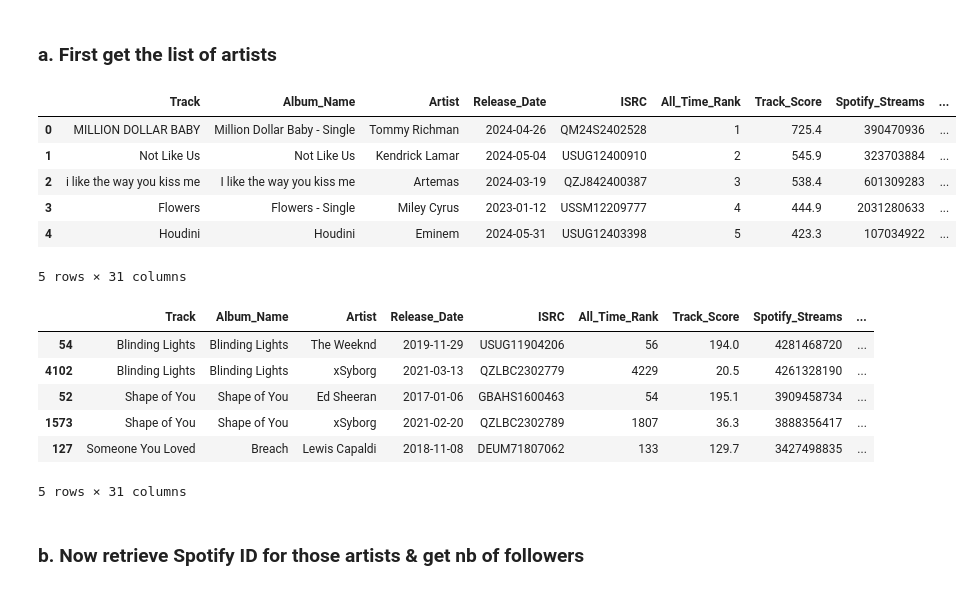
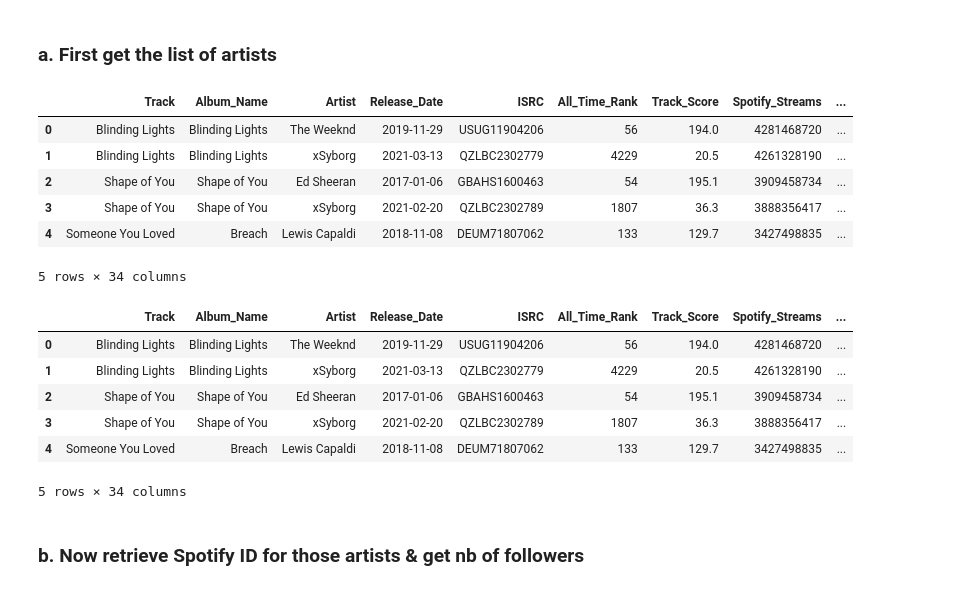
Before and after one commit to luciewparis/streamlit_spotify_project_ghl, a Jupyter notebook: notebooks/complete_2024_with_spotify_data.ipynb, the cells around one changed output. Drawn from its saved outputs; the diff is of its cells as text; code cells hidden in the pictures.

```diff
--- a/notebooks/complete_2024_with_spotify_data.ipynb
+++ b/notebooks/complete_2024_with_spotify_data.ipynb
@@ -55,28 +55,29 @@ headers = {
 # %% [markdown]
 ### a. First get the list of artists
 # %%
-filepath = os.path.join('..','inputs','2024_most_spotify_streamed_without_special_characters.csv')
+filepath = os.path.join('..','data','2024_spotify_without_spe_followers.csv')
 df = pd.read_csv(filepath)
+df = df.drop('Unnamed: 0', axis=1)
 df.head()
 # %% [output]
 |  | Track | Album_Name | Artist | Release_Date | ISRC | All_Time_Rank | Track_Score | Spotify_Streams | ... |
-| 0 | MILLION DOLLAR BABY | Million Dollar Baby - Single | Tommy Richman | 2024-04-26 | QM24S2402528 | 1 | 725.4 | 390470936 | ... |
-| 1 | Not Like Us | Not Like Us | Kendrick Lamar | 2024-05-04 | USUG12400910 | 2 | 545.9 | 323703884 | ... |
-| 2 | i like the way you kiss me | I like the way you kiss me | Artemas | 2024-03-19 | QZJ842400387 | 3 | 538.4 | 601309283 | ... |
-| 3 | Flowers | Flowers - Single | Miley Cyrus | 2023-01-12 | USSM12209777 | 4 | 444.9 | 2031280633 | ... |
-| 4 | Houdini | Houdini | Eminem | 2024-05-31 | USUG12403398 | 5 | 423.3 | 107034922 | ... |
+| 0 | Blinding Lights | Blinding Lights | The Weeknd | 2019-11-29 | USUG11904206 | 56 | 194.0 | 4281468720 | ... |
+| 1 | Blinding Lights | Blinding Lights | xSyborg | 2021-03-13 | QZLBC2302779 | 4229 | 20.5 | 4261328190 | ... |
+| 2 | Shape of You | Shape of You | Ed Sheeran | 2017-01-06 | GBAHS1600463 | 54 | 195.1 | 3909458734 | ... |
+| 3 | Shape of You | Shape of You | xSyborg | 2021-02-20 | QZLBC2302789 | 1807 | 36.3 | 3888356417 | ... |
+| 4 | Someone You Loved | Breach | Lewis Capaldi | 2018-11-08 | DEUM71807062 | 133 | 129.7 | 3427498835 | ... |
-5 rows × 31 columns
+5 rows × 34 columns
 # %%
 df = df.sort_values('Spotify_Streams',ascending=False)
 df.head()
 # %% [output]
 |  | Track | Album_Name | Artist | Release_Date | ISRC | All_Time_Rank | Track_Score | Spotify_Streams | ... |
-| 54 | Blinding Lights | Blinding Lights | The Weeknd | 2019-11-29 | USUG11904206 | 56 | 194.0 | 4281468720 | ... |
-| 4102 | Blinding Lights | Blinding Lights | xSyborg | 2021-03-13 | QZLBC2302779 | 4229 | 20.5 | 4261328190 | ... |
-| 52 | Shape of You | Shape of You | Ed Sheeran | 2017-01-06 | GBAHS1600463 | 54 | 195.1 | 3909458734 | ... |
-| 1573 | Shape of You | Shape of You | xSyborg | 2021-02-20 | QZLBC2302789 | 1807 | 36.3 | 3888356417 | ... |
-| 127 | Someone You Loved | Breach | Lewis Capaldi | 2018-11-08 | DEUM71807062 | 133 | 129.7 | 3427498835 | ... |
+| 0 | Blinding Lights | Blinding Lights | The Weeknd | 2019-11-29 | USUG11904206 | 56 | 194.0 | 4281468720 | ... |
+| 1 | Blinding Lights | Blinding Lights | xSyborg | 2021-03-13 | QZLBC2302779 | 4229 | 20.5 | 4261328190 | ... |
+| 2 | Shape of You | Shape of You | Ed Sheeran | 2017-01-06 | GBAHS1600463 | 54 | 195.1 | 3909458734 | ... |
+| 3 | Shape of You | Shape of You | xSyborg | 2021-02-20 | QZLBC2302789 | 1807 | 36.3 | 3888356417 | ... |
+| 4 | Someone You Loved | Breach | Lewis Capaldi | 2018-11-08 | DEUM71807062 | 133 | 129.7 | 3427498835 | ... |
-5 rows × 31 columns
+5 rows × 34 columns
 # %% [markdown]
 ### b. Now retrieve Spotify ID for those artists & get nb of followers
 # %%
```
Also changed, not shown: parts of 7 cells of this notebook.
